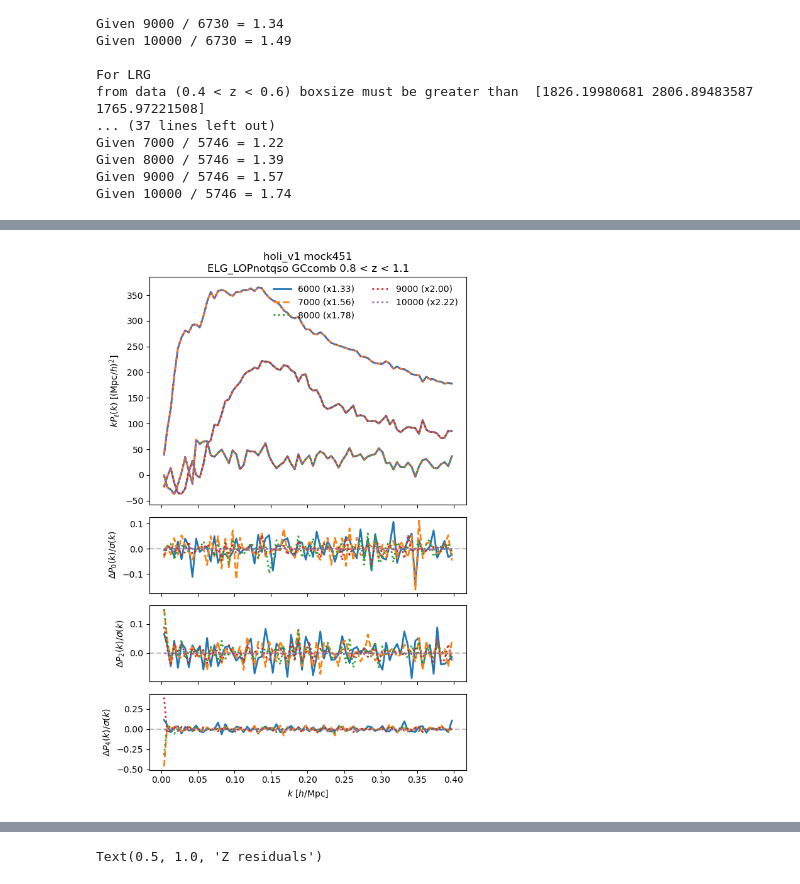
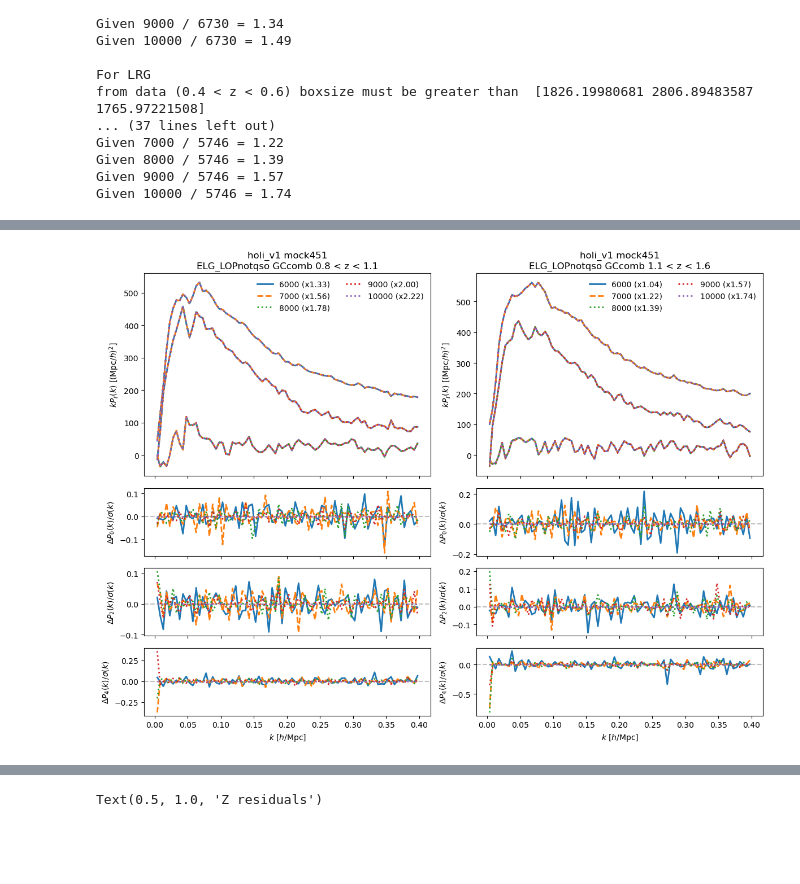
Before and after one commit to AlbertoRosado1/cai-dr2-clustering-products, a Jupyter notebook: clustering_statistics/nb/checking_recon.ipynb, the cells around one changed output, grey strips where cells are left out. Cells and saved outputs as stored; diff of their text form; code cells hidden in the pictures; blank space fills up the shorter version.

Commit message:
Update recon tests 	new file:   bao/README.md 	new file:   bao/__init__.py 	modified:   clustering_statistics/nb/checking_recon.ipynb

```diff
--- a/clustering_statistics/nb/checking_recon.ipynb
+++ b/clustering_statistics/nb/checking_recon.ipynb
@@ -118,8 +118,9 @@ tracer = 'ELG_LOPnotqso'
 zbins = [(0.8, 1.1), (1.1, 1.6)]
 weight = 'default-FKP'
 mock_ver = 'holi-v1-altmtl'
-imock = 451
+
 for zbin in zbins:
+    imock = 451
     for boxsize in boxsize_list_dict[tracer]:
         nran = 10
         cellsize = cellsize_dict[tracer]
@@ -142,30 +143,19 @@ for zbin in zbins:
             mock_ver=mock_ver, imock=imock, weight=weight,
             extra=extra, extra_comb=extra_comb,
         )
-# for nran in [2, 4, 6, 8, 10, 12, 14, 16]:
-#     cellsize = cellsize_dict[tracer]
-#     boxsize = boxsize_list_dict[tracer][-1]
-#     extra = f'nran{nran:d}_cellsize{cellsize:.2f}_boxsize{boxsize:d}'
-#     extra_comb = extra
-#     combine_regions_to_GCcomb(
-#         kinds=kinds,
-#         tracer=tracer, zbins=zbins,
-#         mock_ver=mock_ver, imock=imock, weight=weight,
-#         extra=extra, extra_comb=extra_comb,
-#     )
+    for nran in [6,10,14,18]:
 
-# for imock in range(451, 461):
-#     nran = 18
-#     cellsize = 7.8
-#     boxsize = boxsize_list_dict[tracer][-1]
-#     extra = f'nran{nran:d}_cellsize{cellsize:.2f}_boxsize{boxsize:d}'
-#     extra_comb = extra
-#     combine_regions_to_GCcomb(
-#         kinds=kinds,
-#         tracer=tracer, zbins=zbins,
-#         mock_ver=mock_ver, imock=imock, weight=weight,
-#         extra=extra, extra_comb=extra_comb,
-#     )
+        for imock in range(451, 461):
+            cellsize = 7.8
+            boxsize = boxsize_list_dict[tracer][-1]
+            extra = f'nran{nran:d}_cellsize{cellsize:.2f}_boxsize{boxsize:d}'
+            extra_comb = extra
+            combine_regions_to_GCcomb(
+                kinds=kinds,
+                tracer=tracer, zbins=zbin,
+                mock_ver=mock_ver, imock=imock, weight=weight,
+                extra=extra, extra_comb=extra_comb,
+            )
 # %% [output]
 [DONE] recon_mesh2_spectrum: wrote /pscratch/sd/q/qinxunli/clustering-measurements-checks/holi-v1-altmtl/recon_mesh2_spectrum_poles_ELG_LOPnotqso_z0.8-1.1_GCcomb_weight-default-FKP_nran10_cellsize7.80 ...
 [DONE] recon_particle2_correlation: wrote /pscratch/sd/q/qinxunli/clustering-measurements-checks/holi-v1-altmtl/recon_particle2_correlation_smu_ELG_LOPnotqso_z0.8-1.1_GCcomb_weight-default-FKP_nran10_ ...
@@ -226,47 +216,46 @@ for mocki in tqdm(mocks_list):
 
             # get dispersion from mocks
             mocks4cov_list = [i for i in range(451,461)]
-            mocks4cov_list.pop(5)
             fns = [pk_dir / f"recon_mesh2_spectrum_poles_{tracer}_z{zmin}-{zmax}_GCcomb_weight-default-FKP_nran18_cellsize7.80_boxsize10000_{mocki}.h5" for mocki in mocks4cov_list]
             pks = [read(fn).select(k=slice(0, None, 5)) for fn in fns]
             std_dict = {str(ell): np.std([pks[i].get(ell).value().real for i in range(len(mocks4cov_list))],axis=0) for ell in ells}
 
             for icolor, boxsize in enumerate(boxsize_list):
                 # for region in regions:
-                fn = pk_dir / f"recon_mesh2_spectrum_poles_{tracer}_z{zmin}-{zmax}_GCcomb_weight-default-FKP_nran18_cellsize7.80_boxsize{boxsize}_{mocki}.h5"
+                fn = pk_dir / f"recon_mesh2_spectrum_poles_{tracer}_z{zmin}-{zmax}_GCcomb_weight-default-FKP_nran10_cellsize7.80_boxsize{boxsize}_{mocki}.h5"
                 ref = read(fn).select(k=slice(0, None, 5))
                 ax = lax[0, iz]
                 ax.set_title(f'{mock_version} mock{mocki}\n{tracer} {regions[0]} {zmin:.1f} < z < {zmax:.1f}')
                 ax.set_ylabel(rf'$k P_\ell(k)$ [$(\mathrm{{Mpc}}/h)^2$]')
                 for ill, ell in enumerate(ells):
                     pole = ref.get(ell)
                     value = pole.value().real
                     ax.plot(pole.coords('k'), pole.coords('k') * value, linestyle=ls[icolor], color=f"C{icolor}",lw=lw)
                     stats[str(boxsize)][str(ell)] = value
 
             for icolor, boxsize in enumerate(boxsize_list):
                 ax.plot([], [],linestyle=ls[icolor],color=f"C{icolor}",lw=lw,label=f"{boxsize} (x{boxsize/np.max(min_boxsize):.2f})")
             # if iz == 0:
             ax.legend(frameon=False, ncol=2)
 
             for ill, ell in enumerate(ells):
                 ax = lax[ill + 1, iz]
                 ax.axhline(0, color='grey', linestyle='--', alpha=0.5)
                 ax.set_ylabel(rf'$\Delta P_{ell}(k)/\sigma(k)$')
 
                 value_bench = stats['10000'][str(ell)]
 
                 for icolor, boxsize in enumerate(boxsize_list):
                     value = stats[str(boxsize)][str(ell)]
                     ax.plot(pole.coords('k'), (value_bench-value)/std_dict[str(ell)], linestyle=ls[icolor], color=f"C{icolor}",lw=lw)
 
             lax[-1, iz].set_xlabel(r'$k$ [$h/\mathrm{Mpc}$]')
 
         plt.tight_layout()
         #fig.savefig(f'plots_tests/test_boxsizes_{tracer}.png', bbox_inches='tight', pad_inches=0.1, dpi=200)
         plt.show()
 # %% [output]
-[figure, old version]
+[figure, new version]
 # %%
 # Check nran
 mock_version = "holi_v1"
```
Also changed, not shown: parts of 7 cells of this notebook, 2 other files.
